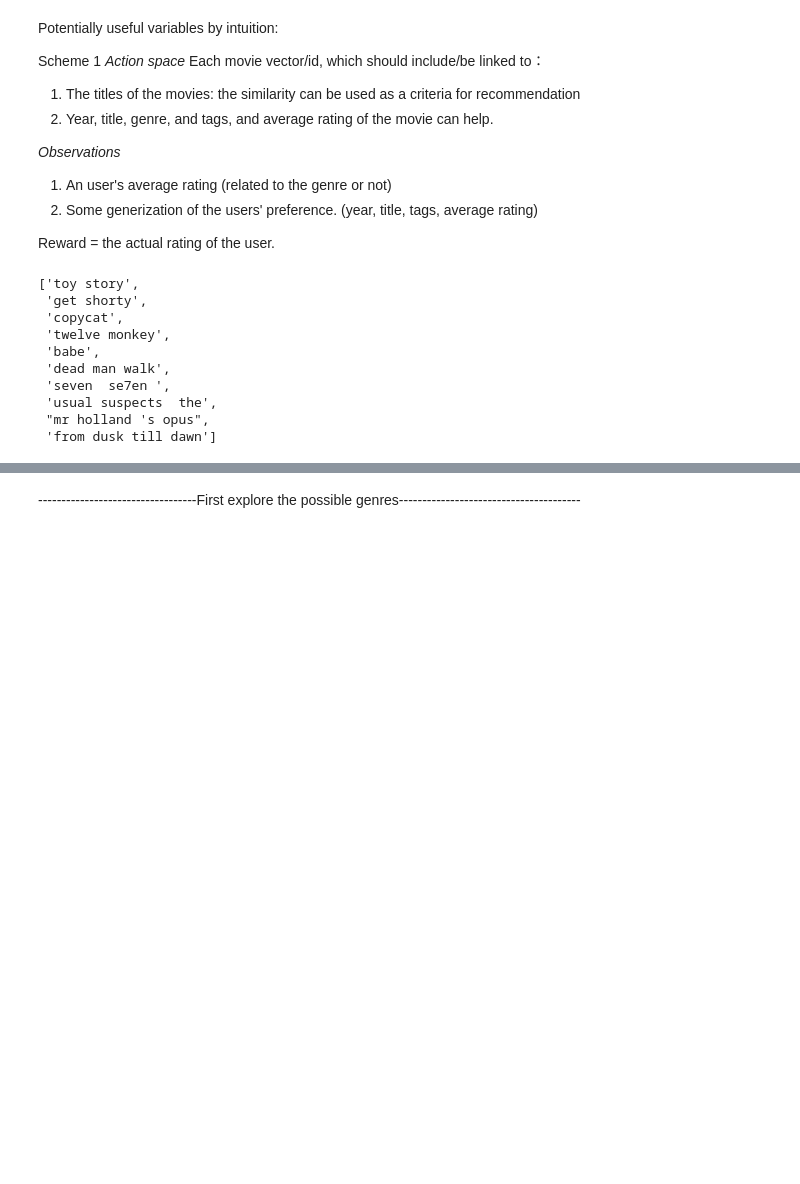
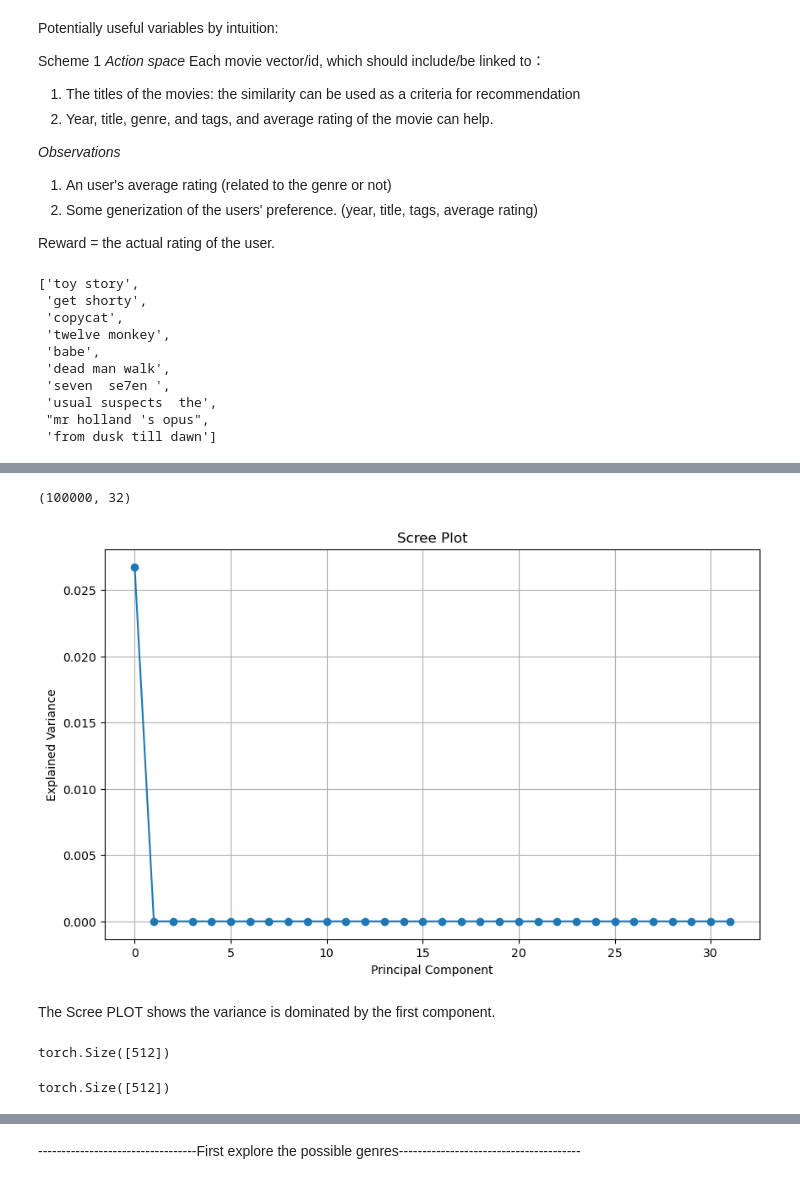
Before and after one commit to NGYeung/RL-playground, a Jupyter notebook: Movie_Recommender/Load_dataset.ipynb, the cells around one changed output, grey strips where cells are left out. Saved outputs shown, nothing was run; the diff lists cells and outputs as text; code cells hidden in the pictures; blank space fills up the shorter version.

Commit message:
loading script + title embedding + PCA analysis

```diff
--- a/Movie_Recommender/Load_dataset.ipynb
+++ b/Movie_Recommender/Load_dataset.ipynb
@@ -207,2 +202,32 @@ To disable this warning, you can either:
+# %%
+#X = torch.load('/home/yiyangl/PY_PROJECTS/Datasets/ml-100k/encoded_text_all.pt')
+X = torch.load('../../Datasets/ml-100k/encoded_text_norm.pt')
+# %%
+D_32 = PCA(32)
+X_32 = D_32.fit_transform(X)
+# %%
+X_32.shape
+# %% [output]
+(100000, 32)
+# %%
+# Scree plot
+plt.figure(figsize=(10, 6))
+plt.plot(D_32.explained_variance_, marker='o')
+plt.xlabel('Principal Component')
+plt.ylabel('Explained Variance')
+plt.title('Scree Plot')
+plt.grid(True)
+plt.show()
+# %% [output]
+[figure, added]
+# %% [markdown]
+The Scree PLOT shows the variance is dominated by the first component.
 # %%
-encoded_text.shape
+First_comp = torch.tensor(D_8.components_[0]).float()
+First_comp.shape
+# %% [output]
+torch.Size([512])
+# %%
+First_comp
+# %% [output]
+torch.Size([512])
```
Also changed, not shown: parts of 15 cells of this notebook.
